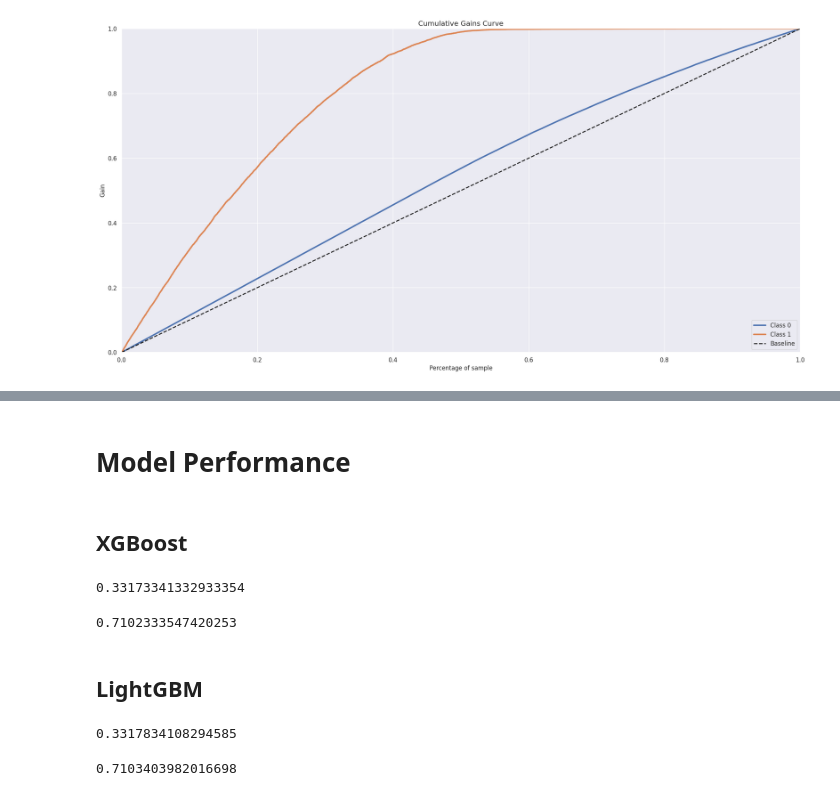
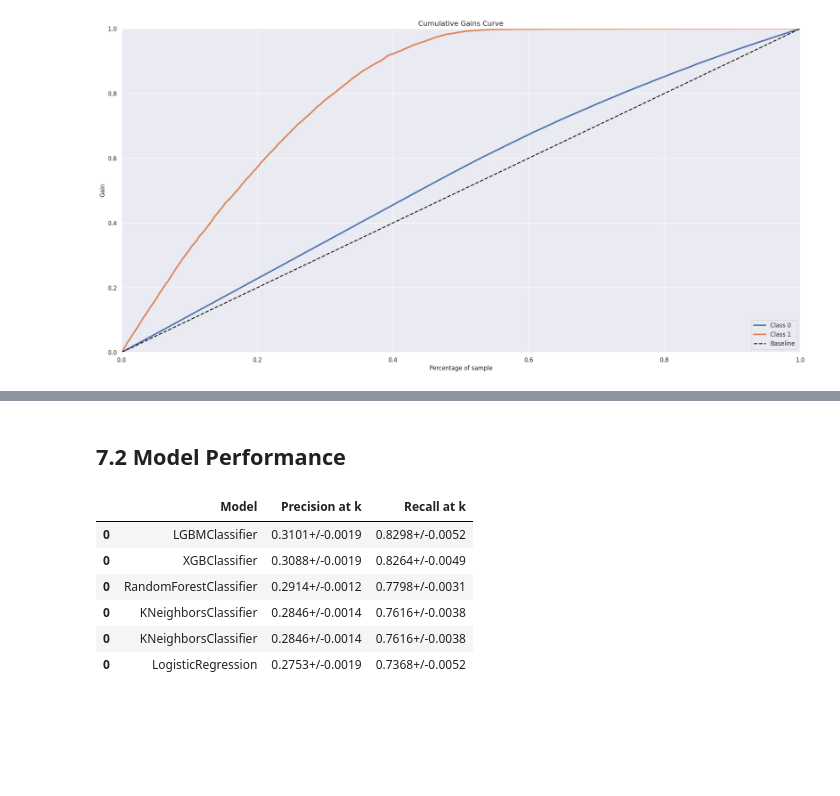
Before and after one commit to matheusventurads/health-insurance-cross-sell, a Jupyter notebook: notebooks/4.0-mv-machine-learning-models.ipynb, the cells around one changed output, grey strips where cells are left out. Drawn from its saved outputs; the diff is of its cells as text; code cells hidden in the pictures; blank space fills up the shorter version.

Commit message:
machine learning model comparison done

```diff
--- a/notebooks/4.0-mv-machine-learning-models.ipynb
+++ b/notebooks/4.0-mv-machine-learning-models.ipynb
@@ -734,6 +881,6 @@ skplt.metrics.plot_cumulative_gain(y_val, yhat_rf)
 # %%
 # Model
-xgb_model = XGBClassifier(max_delta_step=1)
+xgb_model = XGBClassifier(max_delta_step=1, n_jobs=-1)
 
 # model training
 xgb_model.fit(x_train, y_train)
@@ -748,0 +904,2 @@ skplt.metrics.plot_cumulative_gain(y_val, yhat_xgb)
+# %%
+cv_xgb = cross_validation(xgb_model, 5, X_train_cv, y_train_cv)
@@ -765,0 +949,2 @@ skplt.metrics.plot_cumulative_gain(y_val, yhat_lgbm)
+# %%
+cv_lgbm = cross_validation(lgbm_model, 5, X_train_cv, y_train_cv)
@@ -800,0 +1012,3 @@ skplt.metrics.plot_cumulative_gain(y_val, yhat_cat)
+# %%
+cv_cat = cross_validation(knn_model, 5, X_train_cv, y_train_cv)
+cv_cat
@@ -801,2 +1035,2 @@ skplt.metrics.plot_cumulative_gain(y_val, yhat_cat)
 # %% [markdown]
-# Model Performance
+## 7.2 Model Performance
@@ -806,2 +1036,0 @@ df8['response'] = y_val.copy()
-# %% [markdown]
-## XGBoost
@@ -814,10 +1036,0 @@ df8 = df8.sort_values('score', ascending=False)
-# %%
-precision_at_k(df8)
-# %% [output]
-0.33173341332933354
-# %%
-recall_at_k(df8)
-# %% [output]
-0.7102333547420253
-# %% [markdown]
-## LightGBM
@@ -830,8 +1037,11 @@ df8 = df8.sort_values('score', ascending=False)
-# %%
-precision_at_k(df8)
-# %% [output]
-0.3317834108294585
-# %%
-recall_at_k(df8)
-# %% [output]
-0.7103403982016698
+# %%
+performance = pd.concat([cv_knn, cv_lr, cv_rf, cv_xgb, cv_lgbm, cv_cat])
+performance.sort_values('Recall at k', ascending=False)
+# %% [output]
+|  | Model | Precision at k | Recall at k |
+| 0 | LGBMClassifier | 0.3101+/-0.0019 | 0.8298+/-0.0052 |
+| 0 | XGBClassifier | 0.3088+/-0.0019 | 0.8264+/-0.0049 |
+| 0 | RandomForestClassifier | 0.2914+/-0.0012 | 0.7798+/-0.0031 |
+| 0 | KNeighborsClassifier | 0.2846+/-0.0014 | 0.7616+/-0.0038 |
+| 0 | KNeighborsClassifier | 0.2846+/-0.0014 | 0.7616+/-0.0038 |
+| 0 | LogisticRegression | 0.2753+/-0.0019 | 0.7368+/-0.0052 |
```
Also changed, not shown: parts of 98 cells of this notebook.
